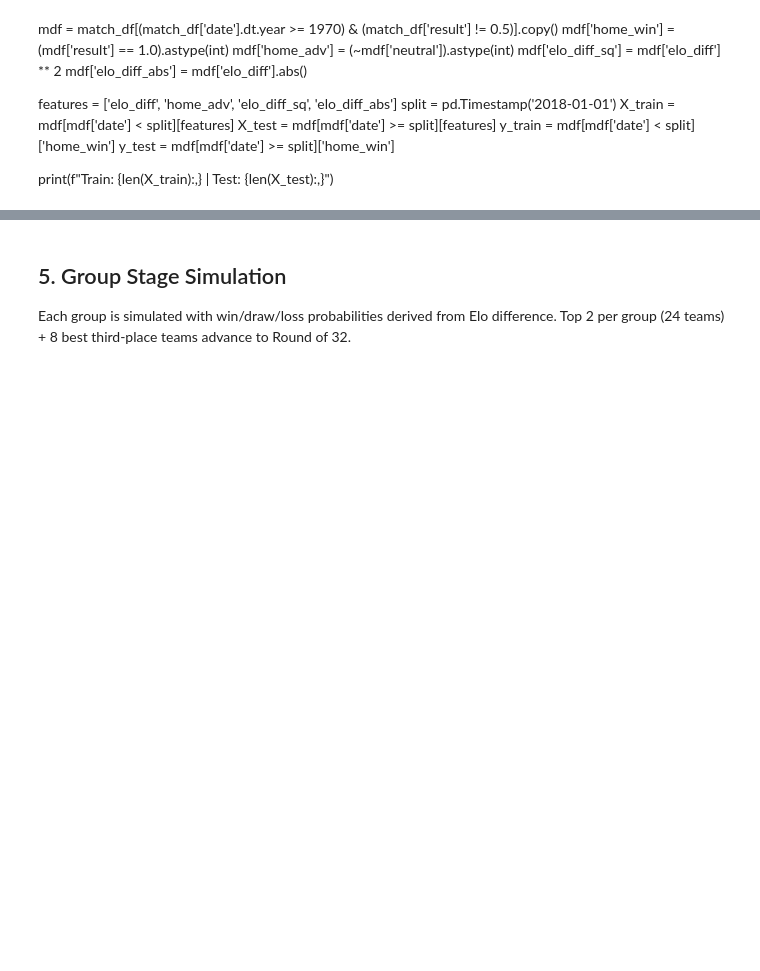
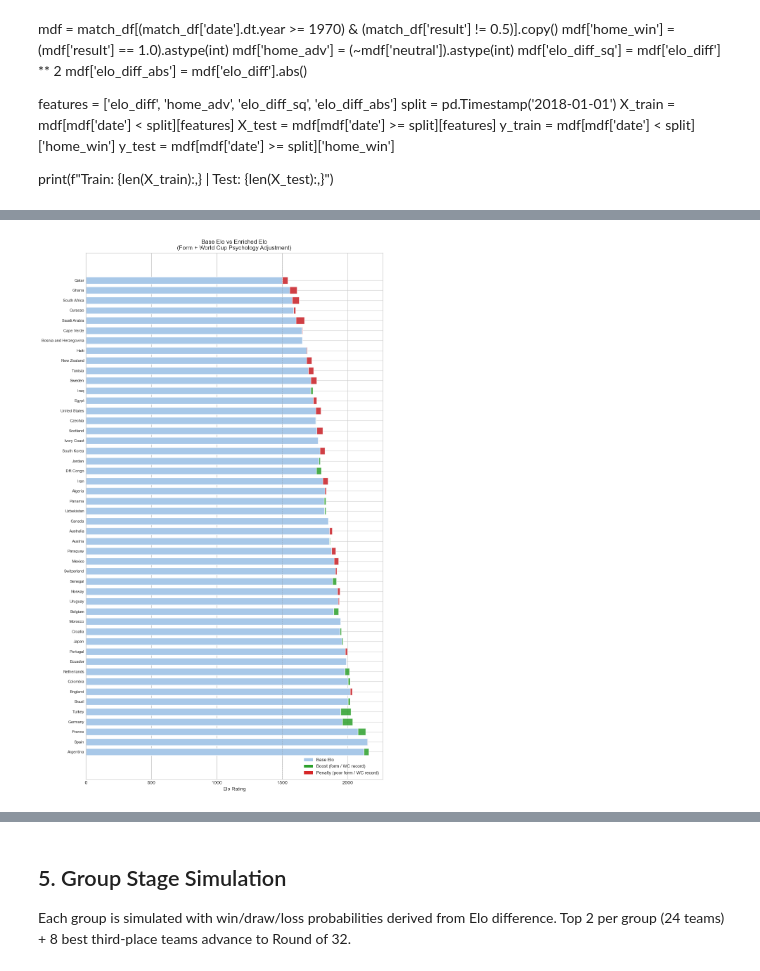
Before and after one commit to jajumonac/fifa-world-cup-prediction, a Jupyter notebook: notebooks/world_cup_prediction.ipynb, the cells around one changed output, grey strips where cells are left out. Cells and saved outputs as stored; diff of their text form; code cells hidden in the pictures; blank space fills up the shorter version.

```diff
--- a/notebooks/world_cup_prediction.ipynb
+++ b/notebooks/world_cup_prediction.ipynb
@@ -192,0 +319,13 @@ for gname, teams in GROUPS.items():
+# %%
+team_elos = {t: get_elo(t) + form_adj[t] + wc_adj[t] for t in all_teams}
+lr        = candidates['Logistic Regression']  # explicit assignment (fixes cold-start bug)
+
+enrich_df = pd.DataFrame({
+    'Team':     all_teams,
+    'Group':    [next(g for g, ts in GROUPS.items() if t in ts) for t in all_teams],
+    'Base Elo': [int(get_elo(t))       for t in all_teams],
+    'Form Adj': [f"{form_adj[t]:+.1f}" for t in all_teams],
+    'WC Psych': [f"{wc_adj[t]:+.1f}"  for t in all_teams],
+    'Adj Elo':  [int(team_elos[t])     for t in all_teams],
+}).sort_values('Adj Elo', ascending=False).reset_index(drop=True)
+print(enrich_df.to_string(index=False))
@@ -193,3 +350,30 @@ for gname, teams in GROUPS.items():
+# %%
+sorted_teams = sorted(all_teams, key=lambda t: team_elos[t], reverse=True)
+base_vals    = np.array([get_elo(t)   for t in sorted_teams])
+diff_vals    = np.array([team_elos[t] for t in sorted_teams]) - base_vals
+y            = np.arange(len(sorted_teams))
+
+fig, ax = plt.subplots(figsize=(10, 16))
+ax.barh(y, base_vals, color='#a8c8e8', edgecolor='white', height=0.7, label='Base Elo')
+for i, (base, diff) in enumerate(zip(base_vals, diff_vals)):
+    ax.barh(y[i], diff, left=base,
+            color='#2ca02c' if diff >= 0 else '#d62728',
+            edgecolor='white', height=0.7, alpha=0.85)
+ax.set_yticks(y)
+ax.set_yticklabels(sorted_teams, fontsize=8)
+ax.set_xlabel('Elo Rating')
+ax.set_title('Base Elo vs Enriched Elo\n(Form + World Cup Psychology Adjustment)', fontsize=12)
+ax.axvline(1500, color='gray', linestyle='--', alpha=0.3, linewidth=0.8)
+from matplotlib.patches import Patch
+ax.legend(handles=[
+    Patch(facecolor='#a8c8e8', label='Base Elo'),
+    Patch(facecolor='#2ca02c', label='Boost (form / WC record)'),
+    Patch(facecolor='#d62728', label='Penalty (poor form / WC record)'),
+], loc='lower right', fontsize=9)
+plt.tight_layout()
+plt.show()
+# %% [output]
+[figure, added]
 # %%
 # Visualize group strength by average Elo
 group_avg_elo = {g: np.mean([team_elos[t] for t in teams]) for g, teams in GROUPS.items()}
```
Also changed, not shown: parts of 21 cells of this notebook, 1 other file.
